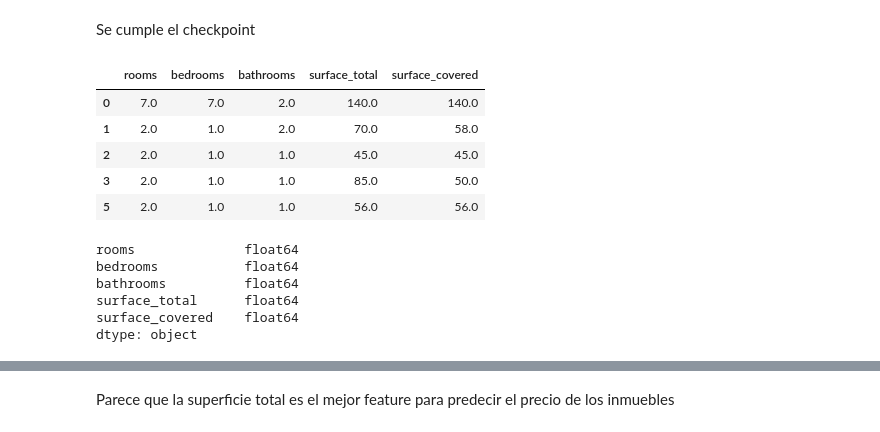
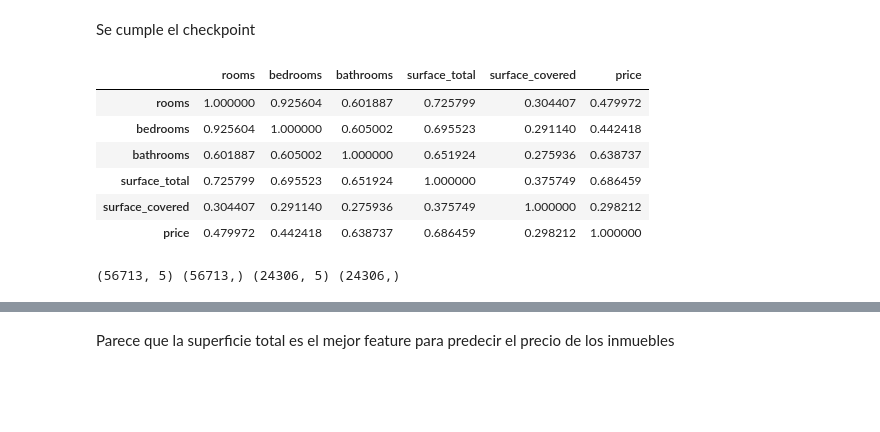
Before and after one commit to ldotto46/01.Proj_Real-State, a Jupyter notebook: DS_Proyecto_01(Rodriguez Luis).ipynb, the cells around one changed output, grey strips where cells are left out. Saved outputs shown, nothing was run; the diff lists cells and outputs as text; code cells hidden in the pictures; blank space fills up the shorter version.

```diff
--- a/DS_Proyecto_01(Rodriguez Luis).ipynb
+++ b/DS_Proyecto_01(Rodriguez Luis).ipynb
@@ -449,19 +449,13 @@ from sklearn import tree
+# %%
+baseML2.corr()
+# %% [output]
+|  | rooms | bedrooms | bathrooms | surface_total | surface_covered | price |
+| rooms | 1.000000 | 0.925604 | 0.601887 | 0.725799 | 0.304407 | 0.479972 |
+| bedrooms | 0.925604 | 1.000000 | 0.605002 | 0.695523 | 0.291140 | 0.442418 |
+| bathrooms | 0.601887 | 0.605002 | 1.000000 | 0.651924 | 0.275936 | 0.638737 |
+| surface_total | 0.725799 | 0.695523 | 0.651924 | 1.000000 | 0.375749 | 0.686459 |
+| surface_covered | 0.304407 | 0.291140 | 0.275936 | 0.375749 | 1.000000 | 0.298212 |
+| price | 0.479972 | 0.442418 | 0.638737 | 0.686459 | 0.298212 | 1.000000 |
 # %%
-X = baseML2.drop('price', axis=1).copy()
-X.head()
+X_benchmark = baseML2.drop('price', axis=1).copy()
+y_benchmark = y = baseML2.price
-# %% [output]
-|  | rooms | bedrooms | bathrooms | surface_total | surface_covered |
-| 0 | 7.0 | 7.0 | 2.0 | 140.0 | 140.0 |
-| 1 | 2.0 | 1.0 | 2.0 | 70.0 | 58.0 |
-| 2 | 2.0 | 1.0 | 1.0 | 45.0 | 45.0 |
-| 3 | 2.0 | 1.0 | 1.0 | 85.0 | 50.0 |
-| 5 | 2.0 | 1.0 | 1.0 | 56.0 | 56.0 |
-# %%
-X.dtypes
-# %% [output]
-rooms              float64
-bedrooms           float64
-bathrooms          float64
-surface_total      float64
-surface_covered    float64
-dtype: object
@@ -473,0 +462,36 @@ tree = DecisionTreeClassifier(max_depth=3, random_state=42)
+# %%
+from sklearn.model_selection import train_test_split
+from sklearn.tree import DecisionTreeRegressor
+from sklearn.tree import DecisionTreeClassifier
+from sklearn import tree
+from sklearn import *
+
+from sklearn.linear_model import LinearRegression
+from sklearn.neighbors import KNeighborsRegressor
+
+from sklearn.metrics import accuracy_score
+from sklearn.metrics import mean_squared_error
+
+
+from sklearn.linear_model import LogisticRegression
+from sklearn.svm import SVC
+
+from sklearn.ensemble import RandomForestClassifier
+
+from sklearn.neighbors import KNeighborsClassifier
+
+from sklearn.linear_model import SGDClassifier
+
+
+
+
+
+X_benchmark_train, X_benchmark_test, y_benchmark_train, y_benchmark_test = train_test_split(
+X_benchmark, y_benchmark, test_size=0.30, random_state=42)
+
+
+print(X_benchmark_train.shape, y_benchmark_train.shape, X_benchmark_test.shape, y_benchmark_test.shape)
+
+#cambiar nombre de los benchmark
+# %% [output]
+(56713, 5) (56713,) (24306, 5) (24306,)
```
Also changed, not shown: parts of 24 cells of this notebook.
